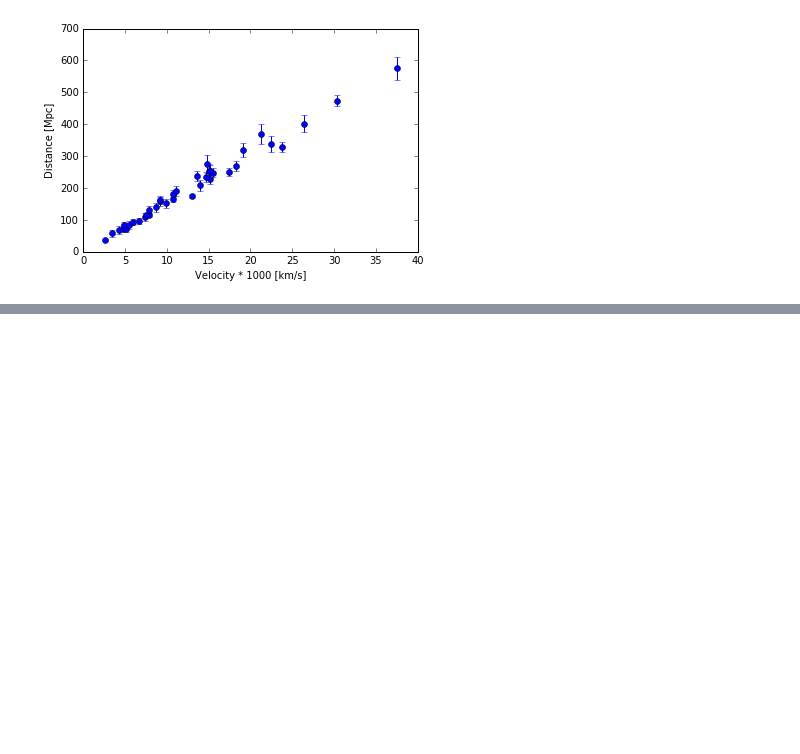
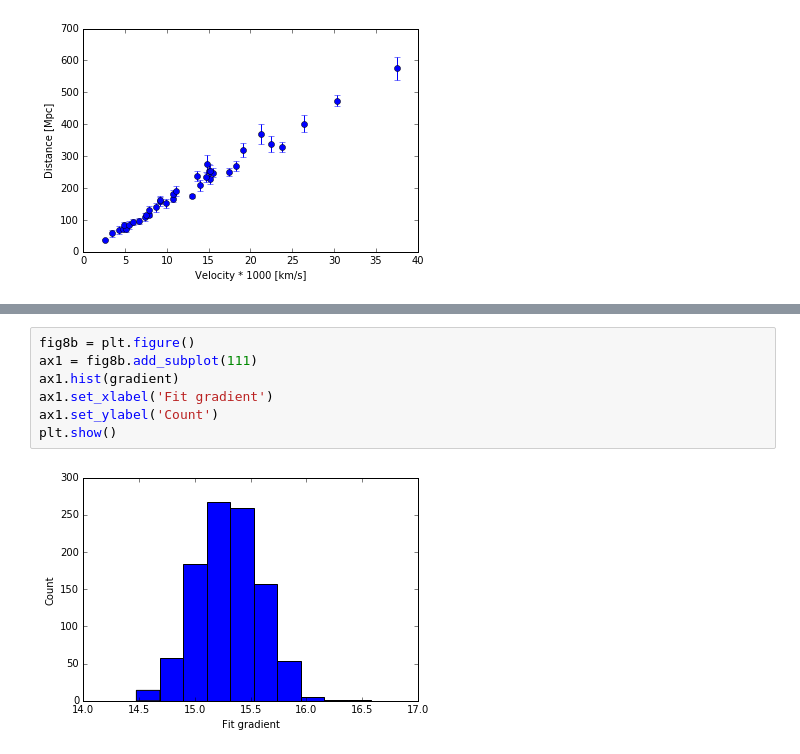
Before and after one commit to LLi1996/astrostat_lab1, a Jupyter notebook: code/lab1_larry.ipynb, the cells around one changed output, grey strips where cells are left out. Drawn from its saved outputs; the diff is of its cells as text; blank space fills up the shorter version.

```diff
--- a/code/lab1_larry.ipynb
+++ b/code/lab1_larry.ipynb
@@ -35,0 +108,9 @@ print np.polyfit(velocity, distance, 1)
+# %%
+fig8b = plt.figure()
+ax1 = fig8b.add_subplot(111)
+ax1.hist(gradient)
+ax1.set_xlabel('Fit gradient')
+ax1.set_ylabel('Count')
+plt.show()
+# %% [output]
+[figure, added]
```
Also changed, not shown: parts of 16 cells of this notebook.
